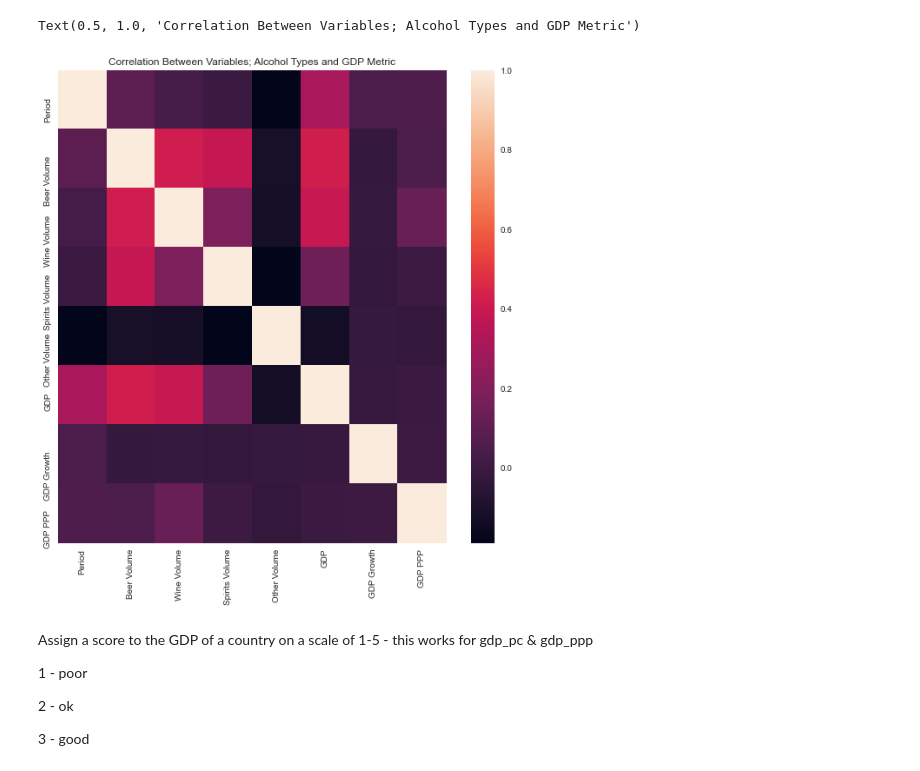
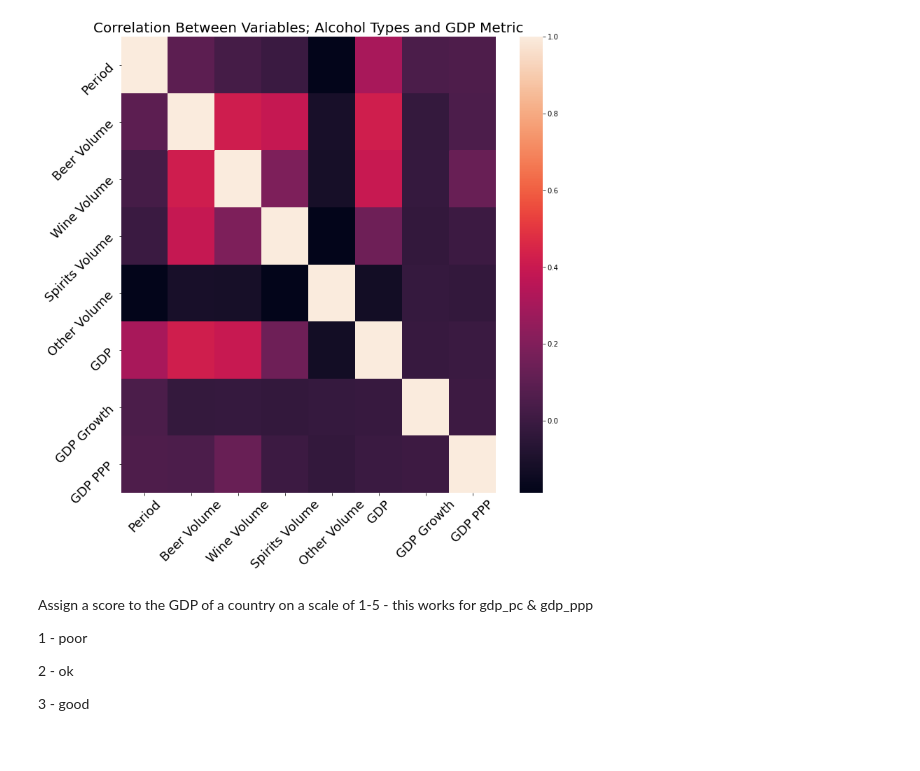
Before and after one commit to stuartbrown4/Big-Data-Assignment, a Jupyter notebook: ML-02.ipynb, the cells around one changed output. Cells and saved outputs as stored; diff of their text form; code cells hidden in the pictures.

```diff
--- a/ML-02.ipynb
+++ b/ML-02.ipynb
@@ -12,13 +12,13 @@ total_gdp_df = gdp_pc.copy()
 total_gdp_df['GDP Growth'] = gdp_g_pc['GDP']
 total_gdp_df['GDP PPP'] = gdp_ppp['GDP']
 # %%
-fig, ax = plt.subplots(1,1,figsize=(10,10))
+fig, ax = plt.subplots(1,1,figsize=(12,12))
 
 ax = sns.heatmap(total_gdp_df.drop(columns=['All Types Volume','Unnamed: 0']).corr())
-ax.set_title('Correlation Between Variables; Alcohol Types and GDP Metric')
+ax.set_title('Correlation Between Variables; Alcohol Types and GDP Metric', fontsize=(20))
+ax.tick_params(labelsize=18, rotation=45)
 # %% [output]
-Text(0.5, 1.0, 'Correlation Between Variables; Alcohol Types and GDP Metric')
-[figure, old version]
+[figure, new version]
 # %% [markdown]
 Assign a score to the GDP of a country on a scale of 1-5 - this works for gdp_pc & gdp_ppp
 
```
Also changed, not shown: 1 other file.
